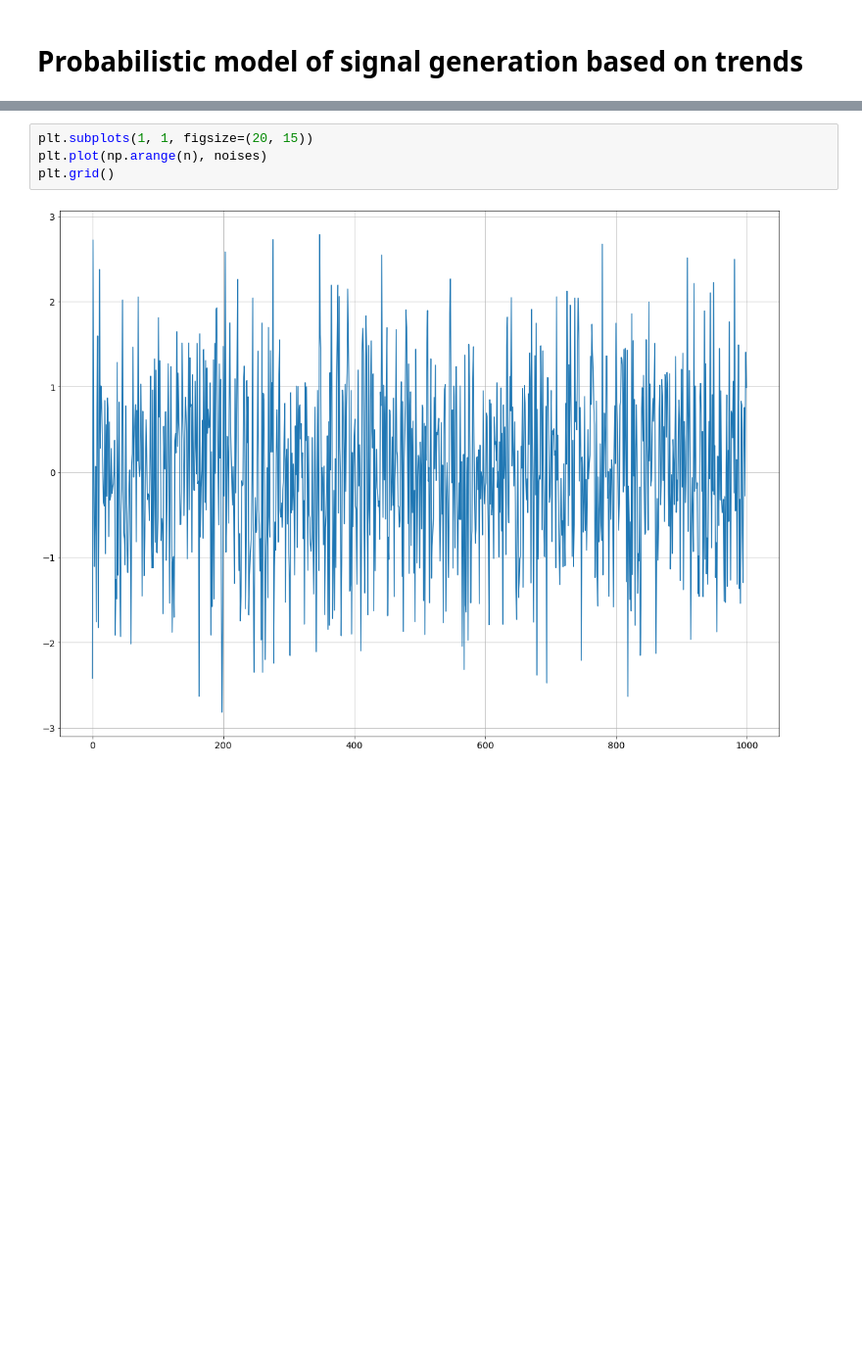
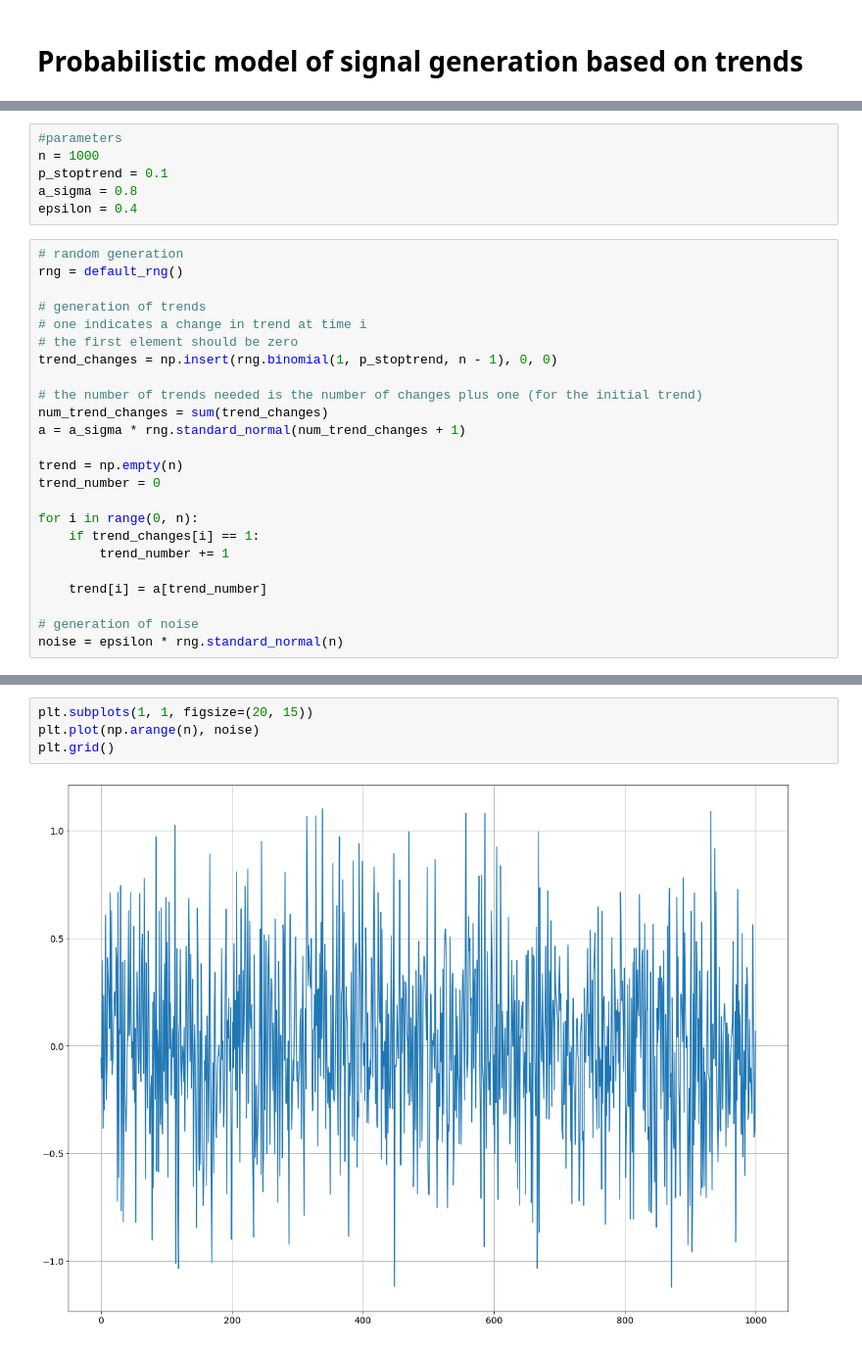
Before and after one commit to Prince9403/trends_detection, a Jupyter notebook: trends_model.ipynb, the cells around one changed output, grey strips where cells are left out. Shown: that part at 98% size. Cells and saved outputs as stored; diff of their text form; blank space fills up the shorter version.

Commit message:
Improved random numbers generation in trends model (Vova).

```diff
--- a/trends_model.ipynb
+++ b/trends_model.ipynb
@@ -24 +10,31 @@ noises = rng.standard_normal(n)
+# %%
+#parameters
+n = 1000
+p_stoptrend = 0.1
+a_sigma = 0.8
+epsilon = 0.4
+# %%
+# random generation
+rng = default_rng()
+
+# generation of trends
+# one indicates a change in trend at time i
+# the first element should be zero
+trend_changes = np.insert(rng.binomial(1, p_stoptrend, n - 1), 0, 0)
+
+# the number of trends needed is the number of changes plus one (for the initial trend)
+num_trend_changes = sum(trend_changes)
+a = a_sigma * rng.standard_normal(num_trend_changes + 1)
+
+trend = np.empty(n)
+trend_number = 0
+
+for i in range(0, n):
+    if trend_changes[i] == 1:
+        trend_number += 1
+
+    trend[i] = a[trend_number]
+
+# generation of noise
+noise = epsilon * rng.standard_normal(n)
 # %%
@@ -44,8 +57,8 @@ plt.grid()
 # %%
 plt.subplots(1, 1, figsize=(20, 15))
-plt.plot(np.arange(n), noises)
+plt.plot(np.arange(n), noise)
 plt.grid()
 # %% [output]
-[figure, old version]
+[figure, new version]
 # %%
 plt.subplots(1, 1, figsize=(20, 15))
```
Also changed, not shown: parts of 6 cells of this notebook.
